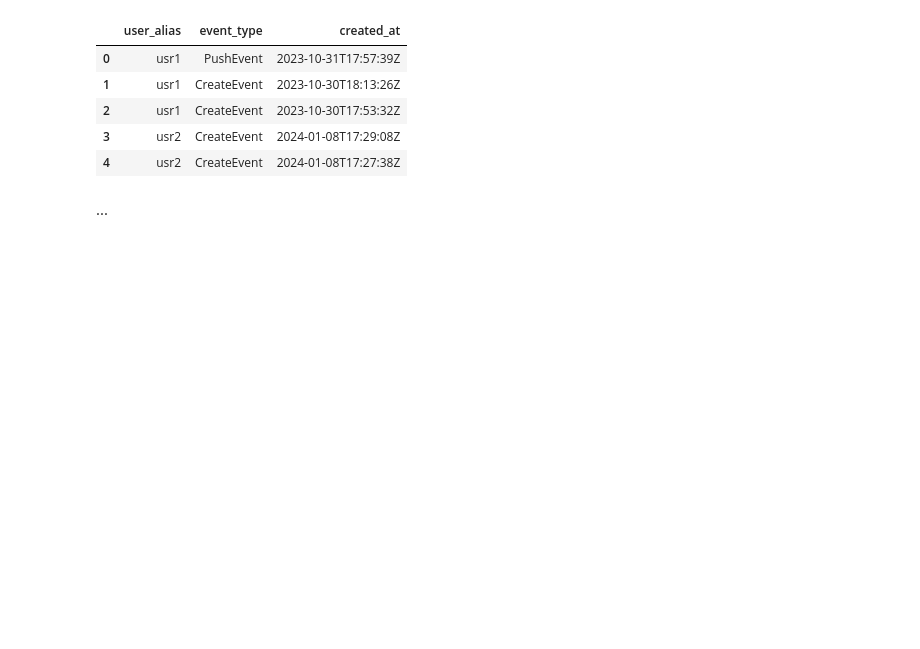
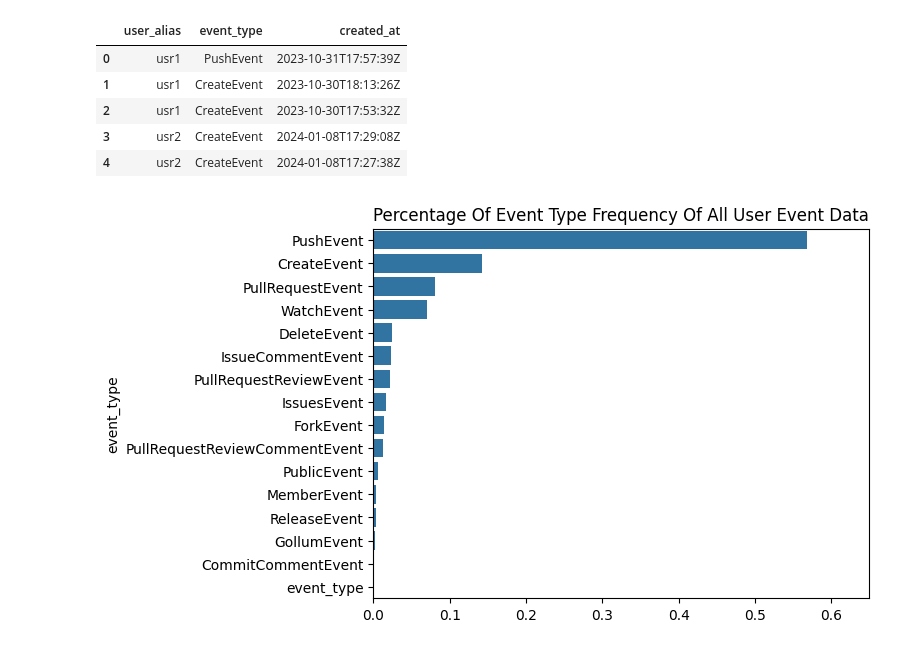
Before and after one commit to kritserv/analyze-how-python-developer-use-github, a Jupyter notebook: data_analysis.ipynb, the cells around one changed output. Cells and saved outputs as stored; diff of their text form; code cells hidden in the pictures; blank space fills up the shorter version.

```diff
--- a/data_analysis.ipynb
+++ b/data_analysis.ipynb
@@ -22,3 +22,11 @@ def PlotCorr(df, title):
     plt.title(title)
     plt.show()
     return corr
+# %%
+def PlotPercentFreq(df, field, title, xlim):
+    order = df[field].value_counts().index
+    total = len(df)
+    sns.barplot(y=df[field].value_counts().index, x=df[field].value_counts().values/total, order=order)
+    plt.title(title)
+    plt.xlim(0, xlim)
+    plt.show()
@@ -162,5 +176,7 @@ event_data.head()
 | 2 | usr1 | CreateEvent | 2023-10-30T17:53:32Z |
 | 3 | usr2 | CreateEvent | 2024-01-08T17:29:08Z |
 | 4 | usr2 | CreateEvent | 2024-01-08T17:27:38Z |
-# %% [markdown]
-...
+# %%
+PlotPercentFreq(event_data, 'event_type', title='Percentage Of Event Type Frequency Of All User Event Data', xlim=0.65)
+# %% [output]
+[figure, added]
```
Also changed, not shown: parts of 39 cells of this notebook.
